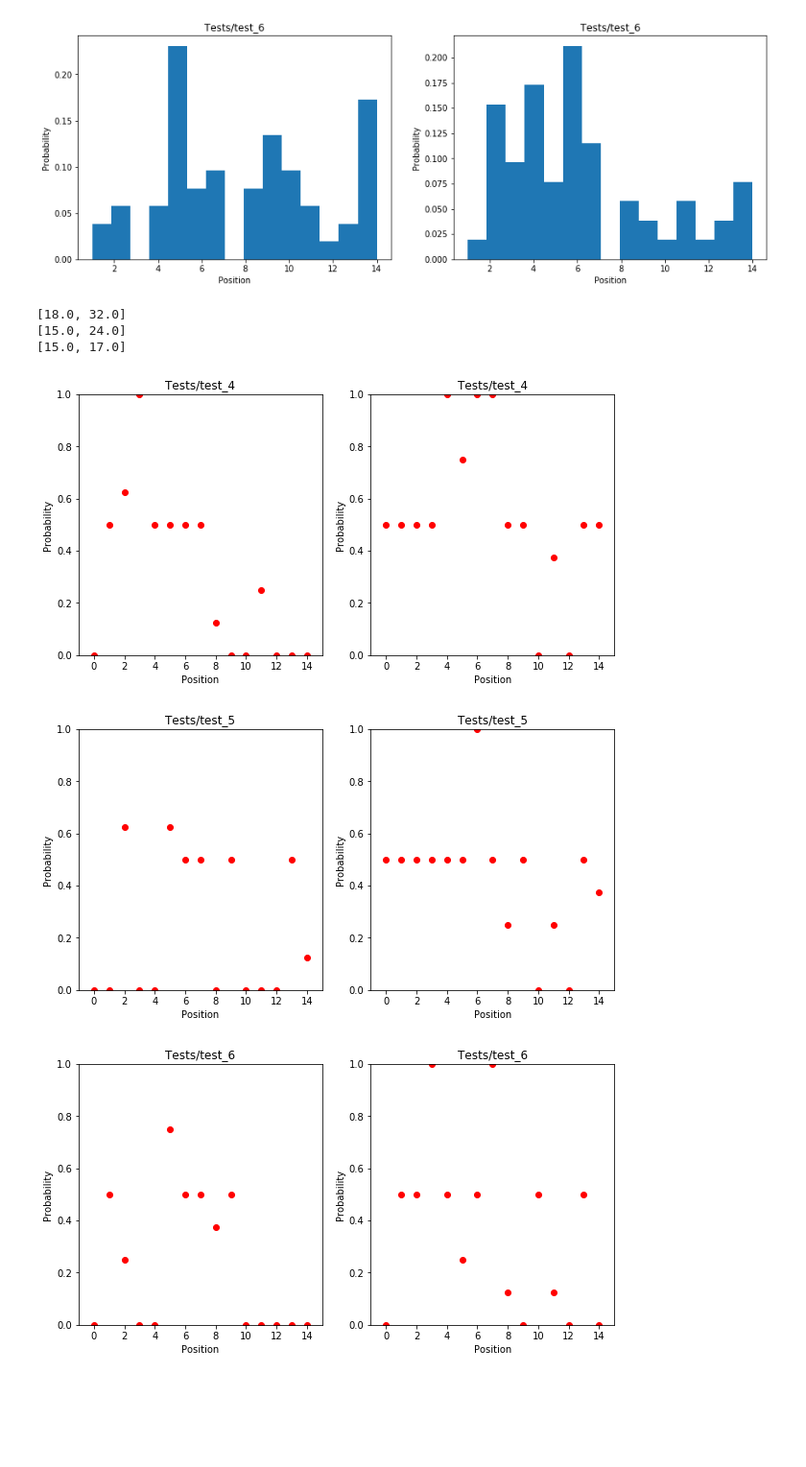
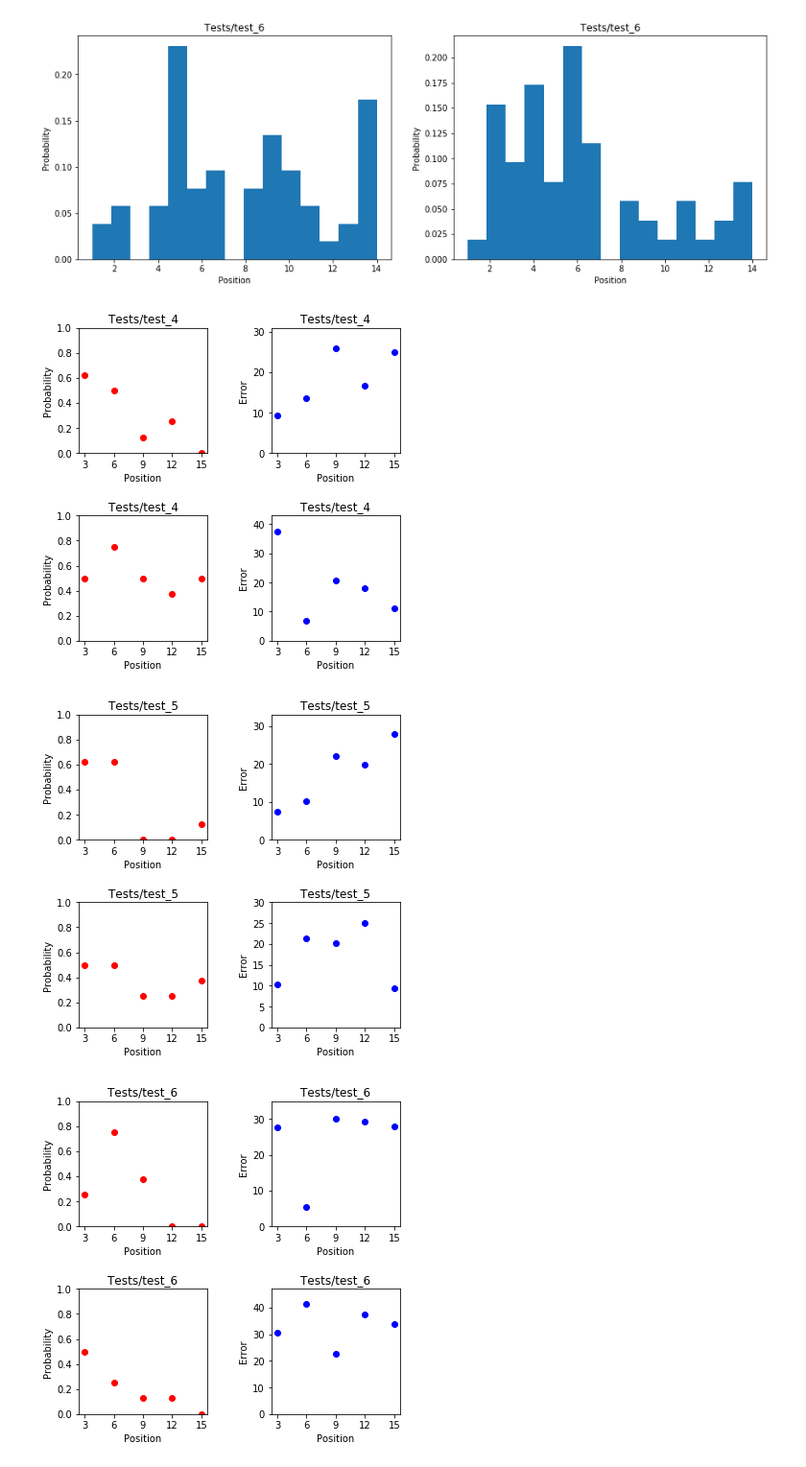
Before and after one commit to viveky23/ubiquitous-broccoli, a Jupyter notebook: Human Experiments/Analyze_Human_Tests.ipynb, the cells around one changed output. Shown at 96% size. Saved outputs shown, nothing was run; the diff lists cells and outputs as text; code cells hidden in the pictures; blank space fills up the shorter version.

Commit message:
Analyze Human Data

```diff
--- a/Human Experiments/Analyze_Human_Tests.ipynb
+++ b/Human Experiments/Analyze_Human_Tests.ipynb
@@ -39,68 +39,59 @@ fileObject = open("Tests/Human_minimum.pickle",'rb')
 minima = pickle.load(fileObject)
 fileObject.close()
 
 data_correct =[]
 
 for i in range (len(all_selected)):
     temp_data_correct = np.zeros(15)
     for j in range (len(all_selected[i])):
         temp_data_correct[minima[i][j][1]] += 1
 
     data_correct.append(temp_data_correct)
 
 filenames = ["Tests/test_4", "Tests/test_5", "Tests/test_6"]
 for file_name in filenames:
     fileObject = open(file_name,'rb')
     all_selected = pickle.load(fileObject)
     fileObject.close()
 
-    correct =[]
+    indices = [2, 5, 8, 11, 14]
+    plot = []
     add = []
     for i in range (len(all_selected)):
         temp_correct = np.zeros(15)
-        observe_correct = np.zeros(15)
+        temp_error = np.zeros(15)
 
         for j in range (len(all_selected[i])):
             if all_selected[i][j] == minima[i][j]:
                 temp_correct[minima[i][j][1]] += 1
 
+            temp_error[minima[i][j][1]] += np.abs(all_selected[i][j][0] - minima[i][j][0])
+
         add.append(np.sum(temp_correct))
-        for k in range(len(temp_correct)):
-            if (k+1)%3 == 0:
-                observe_correct[k] = temp_correct[k]
+        temp_error = np.true_divide(temp_error, data_correct)
+        temp_correct = np.true_divide(temp_correct, data_correct)
+        plot.append(np.take(temp_correct, indices))
+        plot.append(np.take(temp_error, indices))
 
-        observe_correct =[float('nan') if x==0 else x for x in observe_correct]
+    fig = plt.figure()
+    fig.set_figheight(6)
+    fig.set_figwidth(6)
 
-        correct.append(np.true_divide(temp_correct, data_correct[i]))
-#        correct.append(temp_correct)
-    print(add)
-    fig = plt.figure()
-    fig.set_figheight(5)
-    fig.set_figwidth(10)
-
-    num = correct[0]
-    y_pos = np.arange(len(num))
-    plt.subplot(1, 2, 1)
-    plt.plot(y_pos, num, 'ro')
-    plt.title(file_name)
-    plt.ylim([0,1])
-    plt.xlim([-1,15])
-    plt.xlabel('Position')
-    plt.ylabel('Probability')
-
-    num = correct[1]
-    y_pos = np.arange(len(num))
-    plt.subplot(1, 2, 2)
-    plt.plot(y_pos, num, 'ro')
-    plt.ylim([0,1])
-    plt.xlim([-1,15])
-    plt.title(file_name)
-    plt.xlabel('Position')
-    plt.ylabel('Probability')
+    j = 0;
+    for num in plot:
+        y_pos = np.arange(len(num))
+        j += 1
+        plt.subplot(2, 2, j)
+        plt.subplots_adjust(wspace=0.5, hspace=0.5)
+        plt.plot(y_pos, num, 'ro' if j == 1 or j == 3 else 'bo')
+        plt.title(file_name)
+        plt.ylim([0, 1 if j == 1 or j == 3 else np.ceil(np.max(num)) + 5])
+        plt.xticks(np.arange(5), ('3', '6', '9', '12', '15'))
+        #plt.xlim([-1,15])
+        plt.xlabel('Position')
+        plt.grid(which='minor')
+        plt.ylabel('Probability' if j == 1 or j == 3 else 'Error')
 # %% [output]
-[18.0, 32.0]
-[15.0, 24.0]
-[15.0, 17.0]
-[figure, old version]
+[figure, new version]
-[figure, old version]
+[figure, new version]
-[figure, old version]
+[figure, new version]
```
